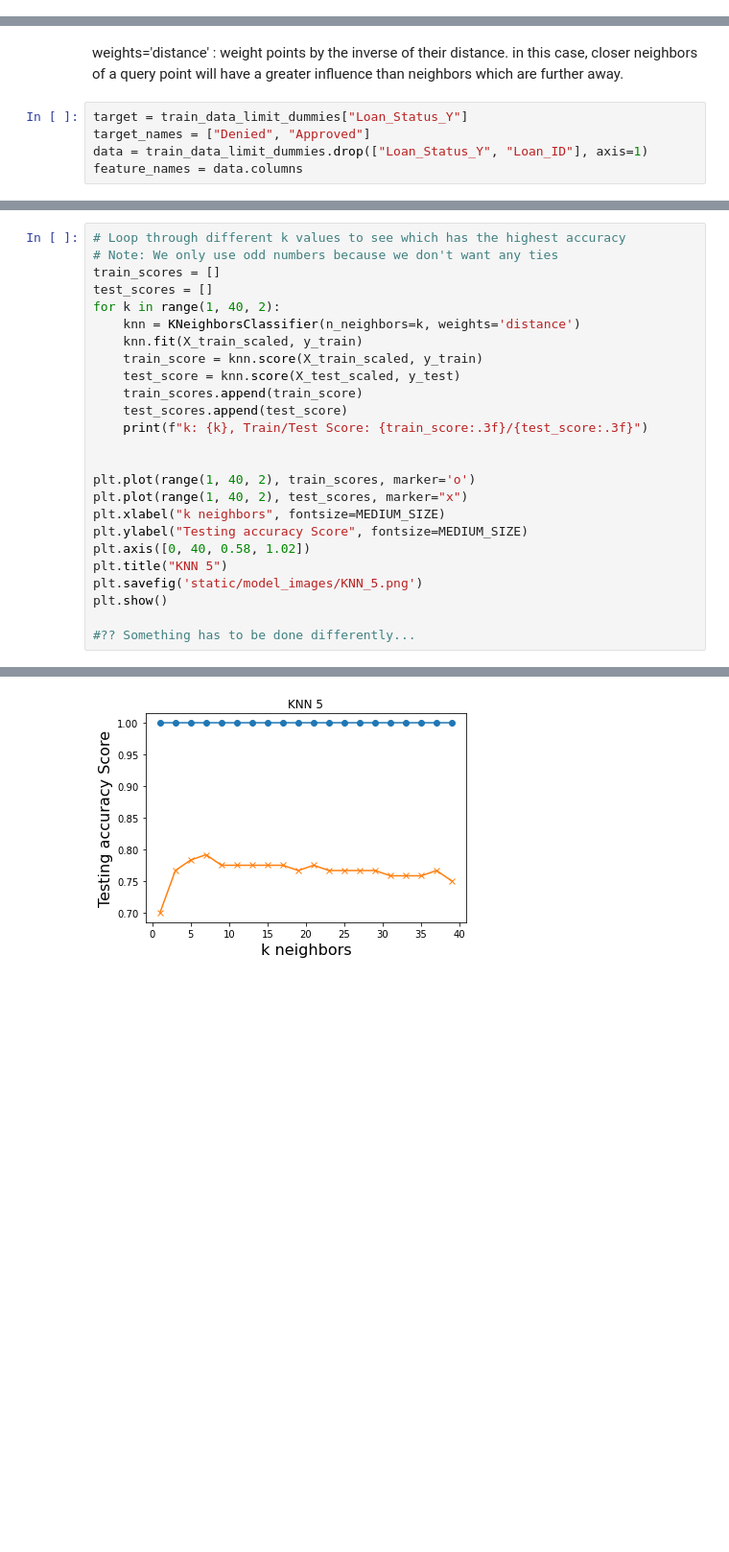
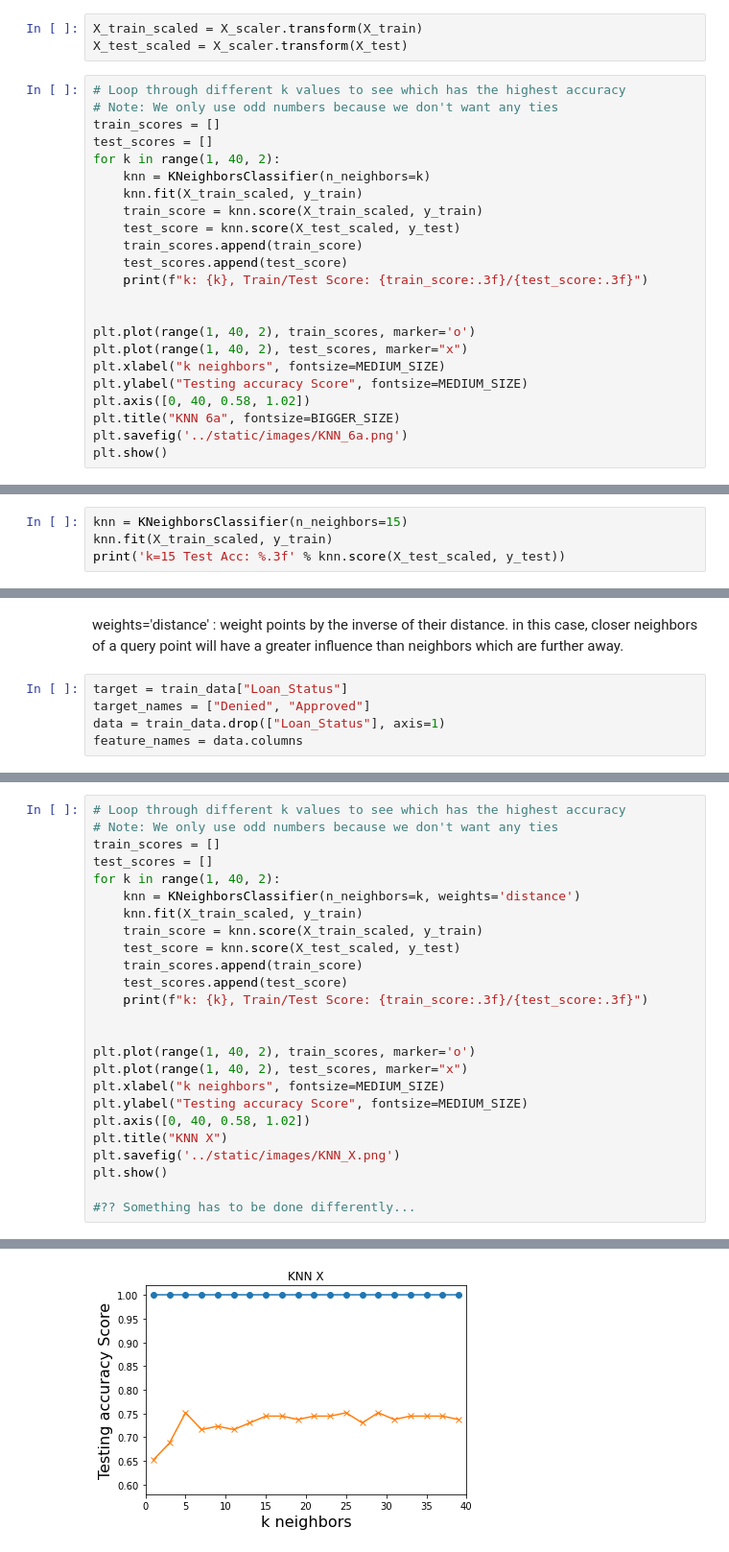
Before and after one commit to MimiBebe/Project-3, a Jupyter notebook: ml models/K_Nearest_neighbors.ipynb, the cells around one changed output, grey strips where cells are left out. Shown at 96% size. Drawn from its saved outputs; the diff is of its cells as text; blank space fills up the shorter version.

```diff
--- a/ml models/K_Nearest_neighbors.ipynb
+++ b/ml models/K_Nearest_neighbors.ipynb
@@ -581,0 +594,26 @@ k=15 Test Acc: 0.745
+# %%
+X_train_scaled = X_scaler.transform(X_train)
+X_test_scaled = X_scaler.transform(X_test)
+# %%
+# Loop through different k values to see which has the highest accuracy
+# Note: We only use odd numbers because we don't want any ties
+train_scores = []
+test_scores = []
+for k in range(1, 40, 2):
+    knn = KNeighborsClassifier(n_neighbors=k)
+    knn.fit(X_train_scaled, y_train)
+    train_score = knn.score(X_train_scaled, y_train)
+    test_score = knn.score(X_test_scaled, y_test)
+    train_scores.append(train_score)
+    test_scores.append(test_score)
+    print(f"k: {k}, Train/Test Score: {train_score:.3f}/{test_score:.3f}")
+
+
+plt.plot(range(1, 40, 2), train_scores, marker='o')
+plt.plot(range(1, 40, 2), test_scores, marker="x")
+plt.xlabel("k neighbors", fontsize=MEDIUM_SIZE)
+plt.ylabel("Testing accuracy Score", fontsize=MEDIUM_SIZE)
+plt.axis([0, 40, 0.58, 1.02])
+plt.title("KNN 6a", fontsize=BIGGER_SIZE)
+plt.savefig('../static/images/KNN_6a.png')
+plt.show()
@@ -581,0 +642,4 @@ k=15 Test Acc: 0.745
+# %%
+knn = KNeighborsClassifier(n_neighbors=15)
+knn.fit(X_train_scaled, y_train)
+print('k=15 Test Acc: %.3f' % knn.score(X_test_scaled, y_test))
@@ -584,9 +650,9 @@ k=15 Test Acc: 0.745
 # %% [markdown]
 weights='distance' : weight points by the inverse of their distance. in this case, closer neighbors of a query point will have a greater influence than neighbors which are further away.
 # %%
-target = train_data_limit_dummies["Loan_Status_Y"]
+target = train_data["Loan_Status"]
 target_names = ["Denied", "Approved"]
-data = train_data_limit_dummies.drop(["Loan_Status_Y", "Loan_ID"], axis=1)
+data = train_data.drop(["Loan_Status"], axis=1)
 feature_names = data.columns
 # %%
 X_train, X_test, y_train, y_test = train_test_split(data, target, random_state=57)
@@ -628,8 +694,8 @@ plt.plot(range(1, 40, 2), test_scores, marker="x")
 plt.xlabel("k neighbors", fontsize=MEDIUM_SIZE)
 plt.ylabel("Testing accuracy Score", fontsize=MEDIUM_SIZE)
 plt.axis([0, 40, 0.58, 1.02])
-plt.title("KNN 5")
-plt.savefig('static/model_images/KNN_5.png')
+plt.title("KNN X")
+plt.savefig('../static/images/KNN_X.png')
 plt.show()
 
 #?? Something has to be done differently...
@@ -657 +723 @@ k: 39, Train/Test Score: 1.000/0.750
-[figure, old version]
+[figure, new version]
```
Also changed, not shown: parts of 16 cells of this notebook, 58 other files.
